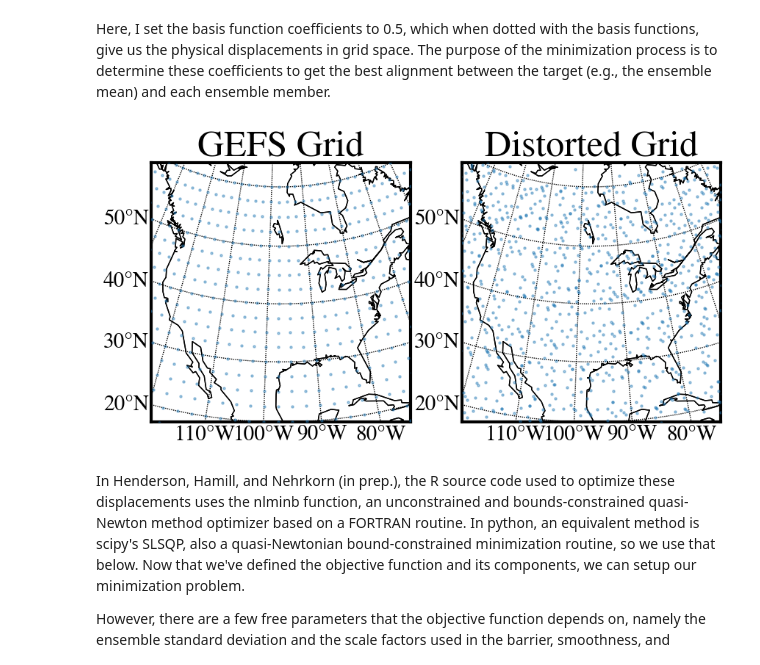
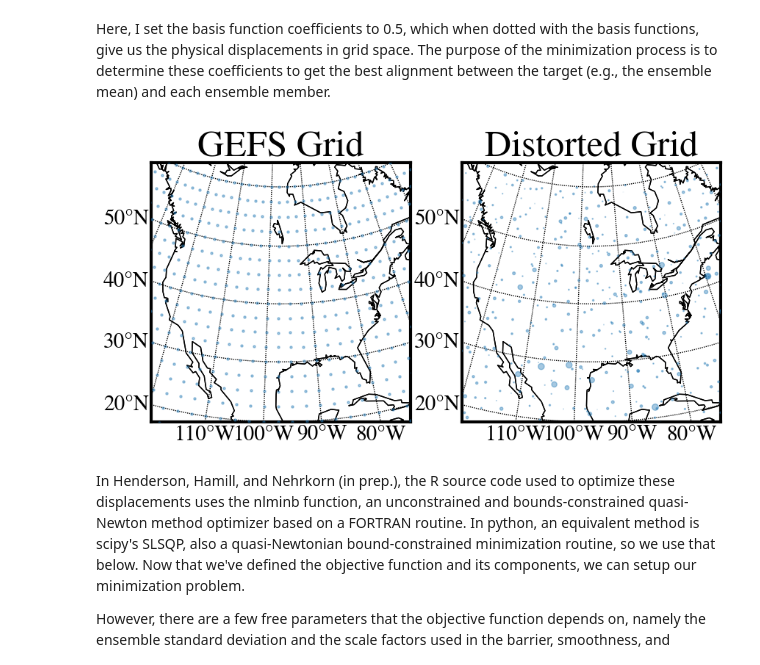
Before and after one commit to SidneyLower-NOAA/SMD_Notebooks, a Jupyter notebook: Coalescence_Notebooks/Coalescence_Demo.ipynb, the cells around one changed output. Saved outputs shown, nothing was run; the diff lists cells and outputs as text; code cells hidden in the pictures.

```diff
--- a/Coalescence_Notebooks/Coalescence_Demo.ipynb
+++ b/Coalescence_Notebooks/Coalescence_Demo.ipynb
@@ -273,7 +273,7 @@ b_ik = basis_functions(gefs_grid_points, m_k, n_k, [x[0], x[-1]], [y[0], y[-1]]
     )
 d_o_f = len(m_k)
 #basis function coefficients, the target of our minimization
-c_k = {"x": np.repeat(0.5, d_o_f), "y": np.repeat(-0.5, d_o_f)}
+c_k = {"x": np.repeat(0.5, d_o_f), "y": np.repeat(-0.5, d_o_f), 'a': np.random.uniform(0.5, 2.,size=d_o_f)}
 
 #physical displacements
 c_xi = np.dot(b_ik, c_k['x'])
@@ -285,26 +285,27 @@ Here, I set the basis function coefficients to 0.5, which when dotted with the b
 # %%
 fig, axes = plt.subplots(1,2, sharex=True, sharey=True, figsize=(10,5))
 
 axes[0].set_title('GEFS Grid')
 y = gefs_data.latitude.data.compute().T[0][min_lat:max_lat]
 x = gefs_data.longitude.data[0].compute()[min_lon:max_lon]
 m = Basemap(projection='lcc',lon_0=-97,lat_0=42,width=5e6,height=5e6,resolution='c')
 xx, yy = m(*np.meshgrid(x[::5],y[::5]))
 axes[0].scatter(xx,yy, zorder=10, alpha=0.4, s=5)
 m.drawcoastlines(ax=axes[0])
 
 
 dxx, dyy = m(n_x_i[::12], n_y_i[::12])
-axes[1].scatter(dxx,dyy, zorder=10, alpha=0.4, s=5)
+c_ai = np.dot(b_ik, c_k['a'])
+axes[1].scatter(dxx,dyy, zorder=10, alpha=0.4, s=c_ai[::12])
 m.drawcoastlines(ax=axes[1])
 axes[1].set_title('Distorted Grid')
 
 for ax in range(2):
     m.drawcoastlines(ax=axes[ax])
     m.drawparallels(np.arange(-90.,120.,10.), labels=[1,0,0,0],fontsize=21,ax=axes[ax])
     m.drawmeridians(np.arange(0.,360.,10.), labels=[0,0,0,1],fontsize=21,ax=axes[ax])
 # %% [output]
-[figure, old version]
+[figure, new version]
 # %%
 #--------------------------------------#
 #
```
Also changed, not shown: parts of 10 cells of this notebook, 1 other file.
